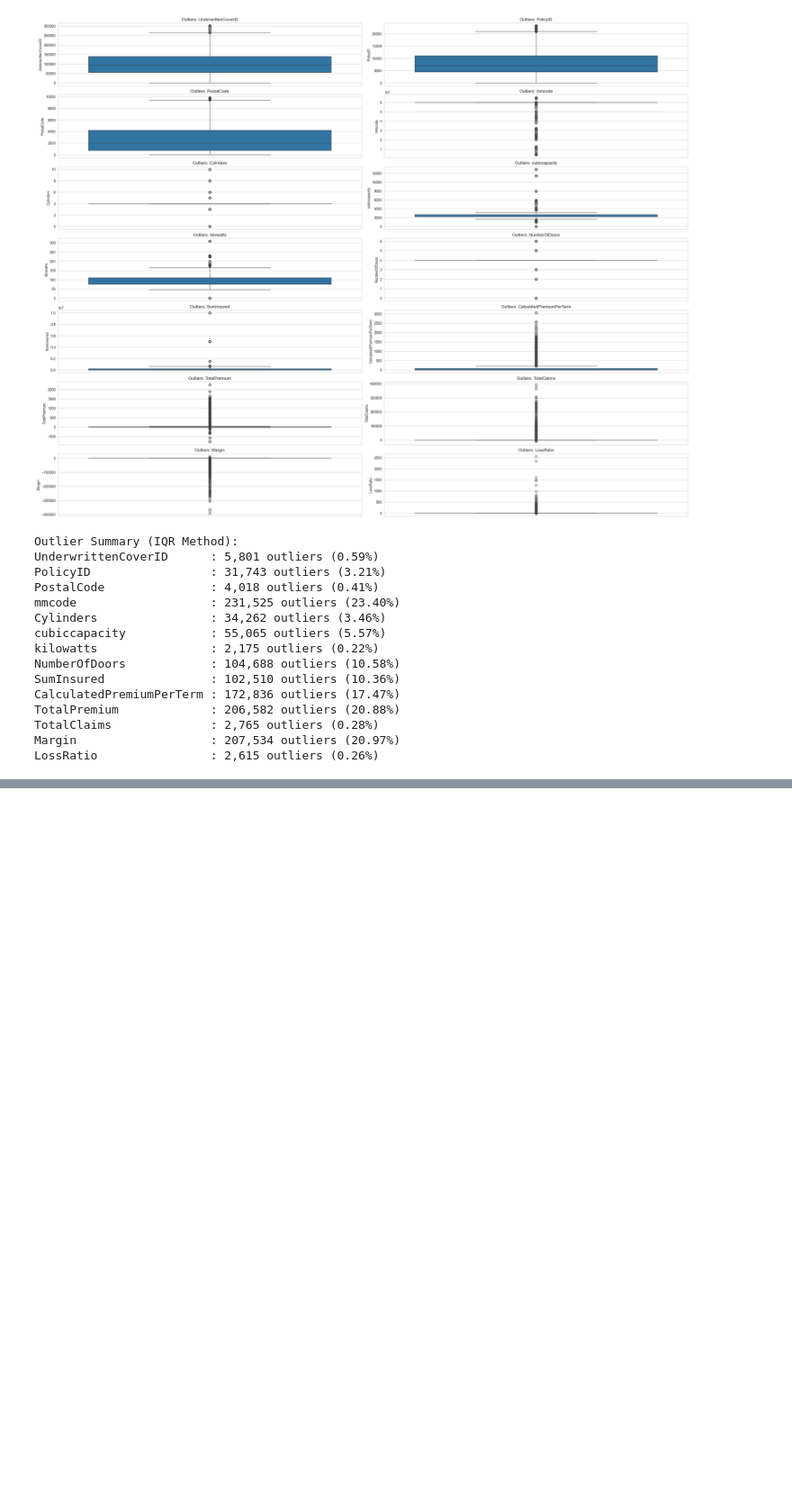
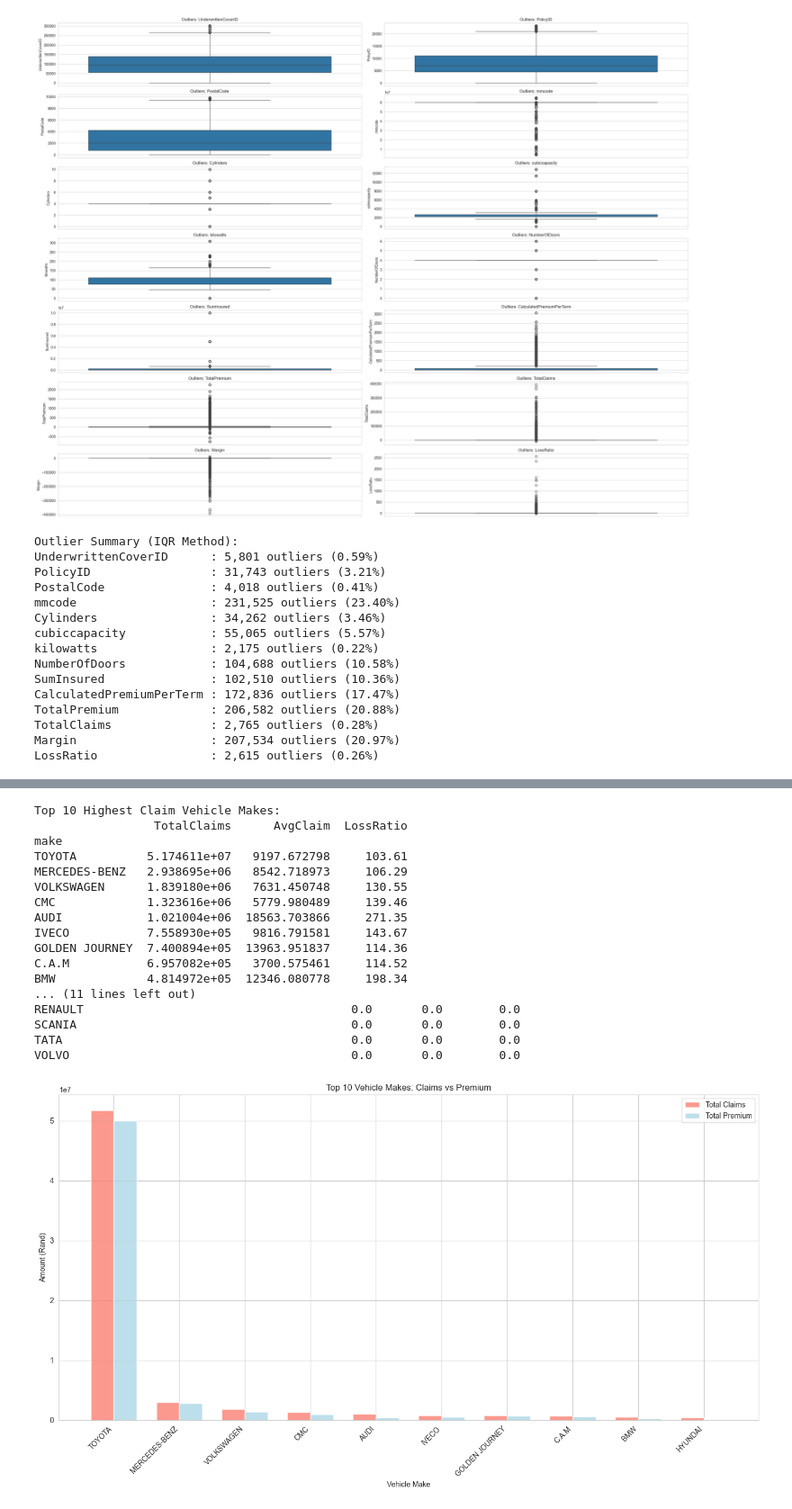
Before and after one commit to Melki123shi/insurance-risk-analytics, a Jupyter notebook: notebooks/01_eda.ipynb, the cells around one changed output, grey strips where cells are left out. Shown at 90% size. Saved outputs shown, nothing was run; the diff lists cells and outputs as text; code cells hidden in the pictures; blank space fills up the shorter version.

```diff
--- a/notebooks/01_eda.ipynb
+++ b/notebooks/01_eda.ipynb
@@ -464,0 +518,21 @@ LossRatio                : 2,615 outliers (0.26%)
+# %%
+vehicle_risk = analyze_vehicle_risk(df_clean, top_n=10)
+# %% [output]
+Top 10 Highest Claim Vehicle Makes:
+                 TotalClaims      AvgClaim  LossRatio
+make
+TOYOTA          5.174611e+07   9197.672798     103.61
+MERCEDES-BENZ   2.938695e+06   8542.718973     106.29
+VOLKSWAGEN      1.839180e+06   7631.450748     130.55
+CMC             1.323616e+06   5779.980489     139.46
+AUDI            1.021004e+06  18563.703866     271.35
+IVECO           7.558930e+05   9816.791581     143.67
+GOLDEN JOURNEY  7.400894e+05  13963.951837     114.36
+C.A.M           6.957082e+05   3700.575461     114.52
+BMW             4.814972e+05  12346.080778     198.34
+... (11 lines left out)
+RENAULT                                      0.0       0.0        0.0
+SCANIA                                       0.0       0.0        0.0
+TATA                                         0.0       0.0        0.0
+VOLVO                                        0.0       0.0        0.0
+[figure, added]
```
Also changed, not shown: parts of 5 cells of this notebook, 3 other files.
